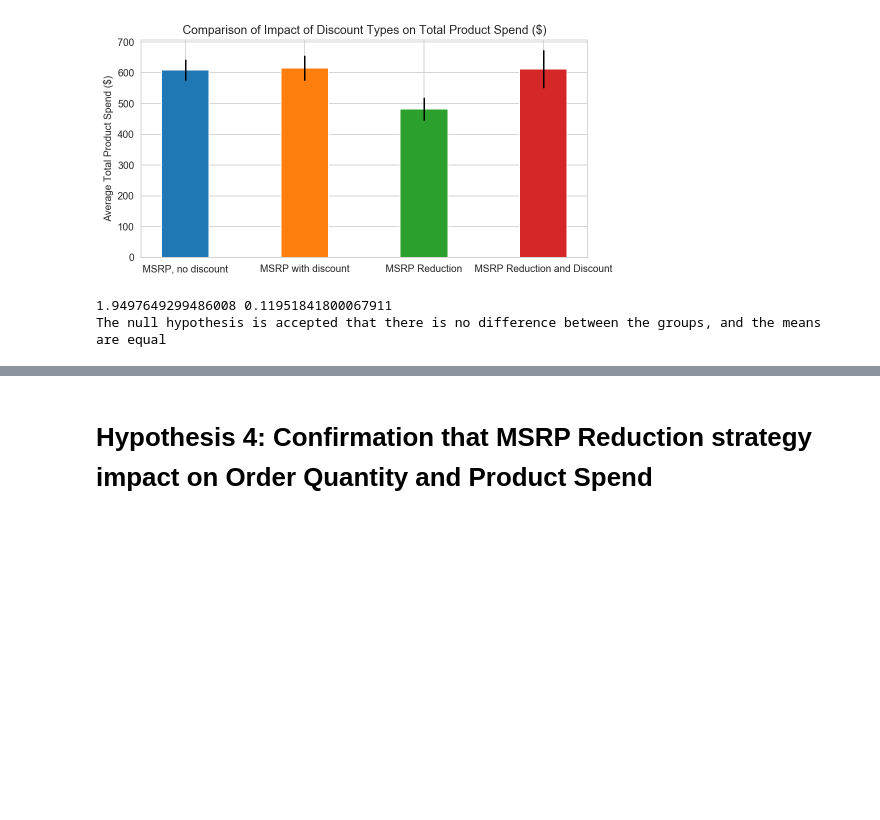
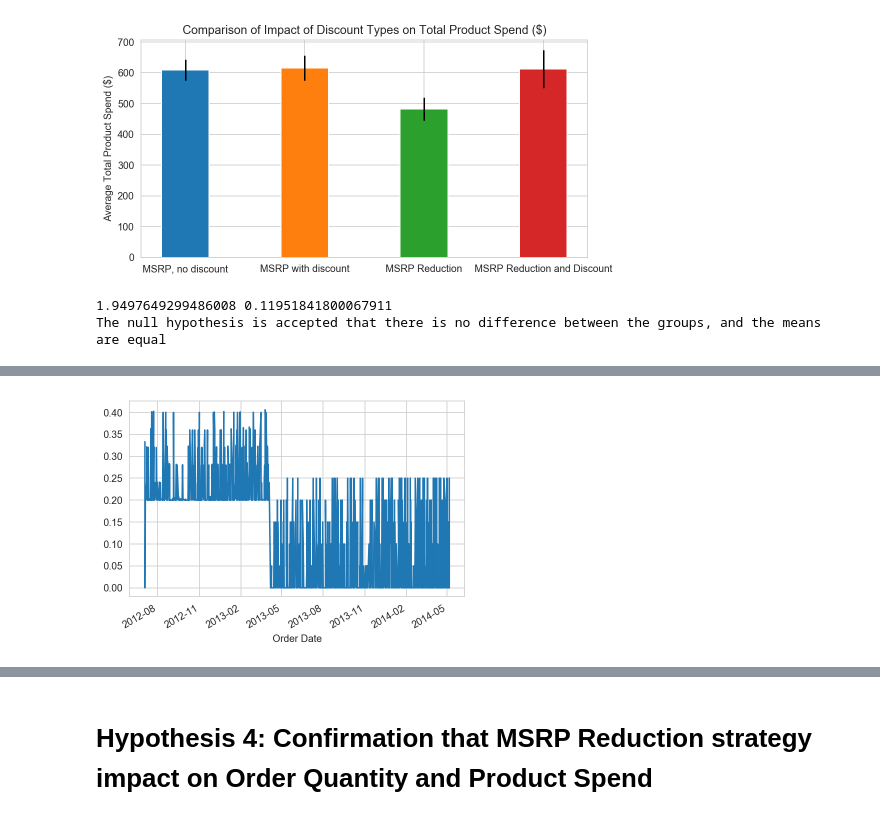
Before and after one commit to sn95033/Northwind-Marketing-Strategies, a Jupyter notebook: Northwind Database Analysis v6.ipynb, the cells around one changed output, grey strips where cells are left out. Saved outputs shown, nothing was run; the diff lists cells and outputs as text; code cells hidden in the pictures; blank space fills up the shorter version.

```diff
--- a/Northwind Database Analysis v5.ipynb
+++ b/Northwind Database Analysis v6.ipynb
@@ -1020,0 +1052,5 @@ The null hypothesis is accepted that there is no difference between the groups,
+# %%
+#Join the order_df table to the order_product_df table to get more information regarding customers and ship dates
+
+orderproduct_df = order_product_df.merge(order_df, left_on='OrderId', right_on='Id')
+orderproduct_df.shape
@@ -1020,0 +1059,5 @@ The null hypothesis is accepted that there is no difference between the groups,
+# %%
+
+orderproduct_df['Order Date'] = pd.to_datetime(orderproduct_df['OrderDate'])
+display(orderproduct_df.head())
+orderproduct_df.dtypes
@@ -1020,0 +1088,3 @@ The null hypothesis is accepted that there is no difference between the groups,
+# %%
+orderproduct_df.set_index('Order Date', inplace = True)
+orderproduct_df.index
@@ -1020,0 +1100,4 @@ The null hypothesis is accepted that there is no difference between the groups,
+# %%
+orderproduct_df['Net Discounts'].plot();
+# %% [output]
+[figure, added]
```
Also changed, not shown: parts of 23 cells of this notebook, 1 other file.
